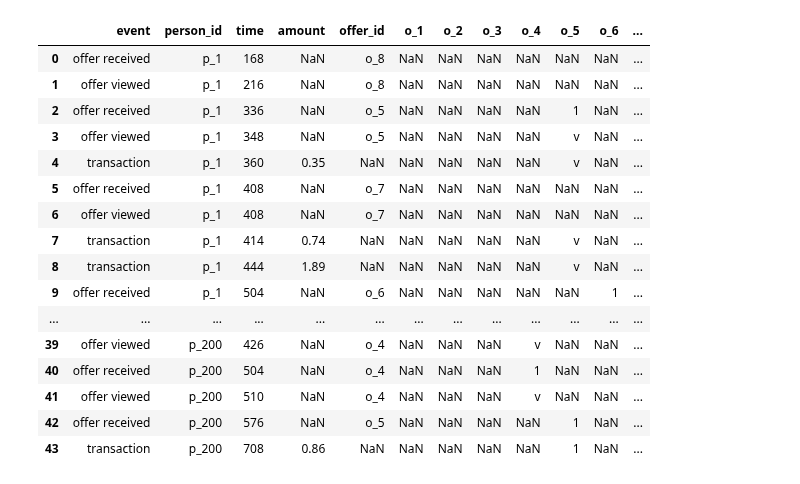
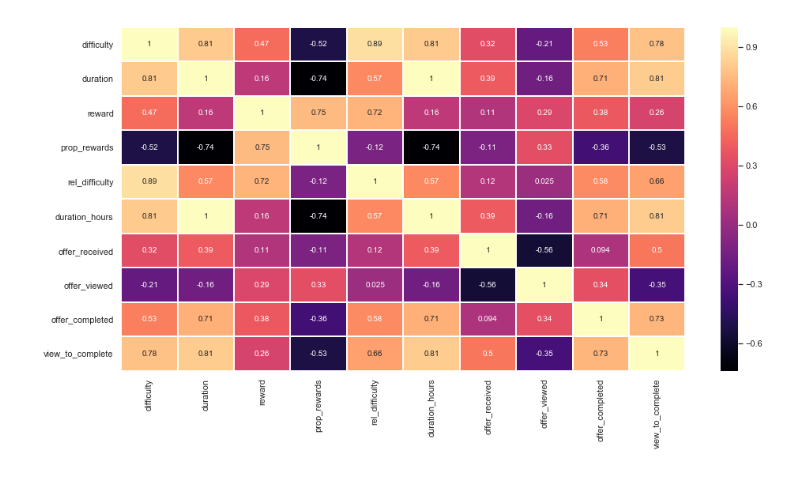
Before and after one commit to rbuerki/segmentation-challenge-starbucks, a Jupyter notebook: 2-eda.ipynb, the cells around one changed output. Saved outputs shown, nothing was run; the diff lists cells and outputs as text; code cells hidden in the pictures.

```diff
--- a/2-eda.ipynb
+++ b/2-eda.ipynb
@@ -337,20 +88,9 @@ transcript_test = function_v()
-# %%
-transcript_test
-# %% [output]
-|  | event | person_id | time | amount | offer_id | o_1 | o_2 | o_3 | o_4 | o_5 | o_6 | ... |
-| 0 | offer received | p_1 | 168 | NaN | o_8 | NaN | NaN | NaN | NaN | NaN | NaN | ... |
-| 1 | offer viewed | p_1 | 216 | NaN | o_8 | NaN | NaN | NaN | NaN | NaN | NaN | ... |
-| 2 | offer received | p_1 | 336 | NaN | o_5 | NaN | NaN | NaN | NaN | 1 | NaN | ... |
-| 3 | offer viewed | p_1 | 348 | NaN | o_5 | NaN | NaN | NaN | NaN | v | NaN | ... |
-| 4 | transaction | p_1 | 360 | 0.35 | NaN | NaN | NaN | NaN | NaN | v | NaN | ... |
-| 5 | offer received | p_1 | 408 | NaN | o_7 | NaN | NaN | NaN | NaN | NaN | NaN | ... |
-| 6 | offer viewed | p_1 | 408 | NaN | o_7 | NaN | NaN | NaN | NaN | NaN | NaN | ... |
-| 7 | transaction | p_1 | 414 | 0.74 | NaN | NaN | NaN | NaN | NaN | v | NaN | ... |
-| 8 | transaction | p_1 | 444 | 1.89 | NaN | NaN | NaN | NaN | NaN | v | NaN | ... |
-| 9 | offer received | p_1 | 504 | NaN | o_6 | NaN | NaN | NaN | NaN | NaN | 1 | ... |
-| ... | ... | ... | ... | ... | ... | ... | ... | ... | ... | ... | ... | ... |
-| 39 | offer viewed | p_200 | 426 | NaN | o_4 | NaN | NaN | NaN | v | NaN | NaN | ... |
-| 40 | offer received | p_200 | 504 | NaN | o_4 | NaN | NaN | NaN | 1 | NaN | NaN | ... |
-| 41 | offer viewed | p_200 | 510 | NaN | o_4 | NaN | NaN | NaN | v | NaN | NaN | ... |
-| 42 | offer received | p_200 | 576 | NaN | o_5 | NaN | NaN | NaN | NaN | 1 | NaN | ... |
-| 43 | transaction | p_200 | 708 | 0.86 | NaN | NaN | NaN | NaN | NaN | 1 | NaN | ... |
+# %%
+# change some columns to type category
+portfolio = cleaning.change_dtypes(portfolio, cols_to_category=['offer_type', 'web', 'email', 'mobile', 'social'])
+# %%
+"""show correlation between numerical features"""
+
+EDA.plot_num_corrMap(portfolio,  figsize=(16, 8))
+# %% [output]
+[figure, added]
```
Also changed, not shown: parts of 22 cells of this notebook.
